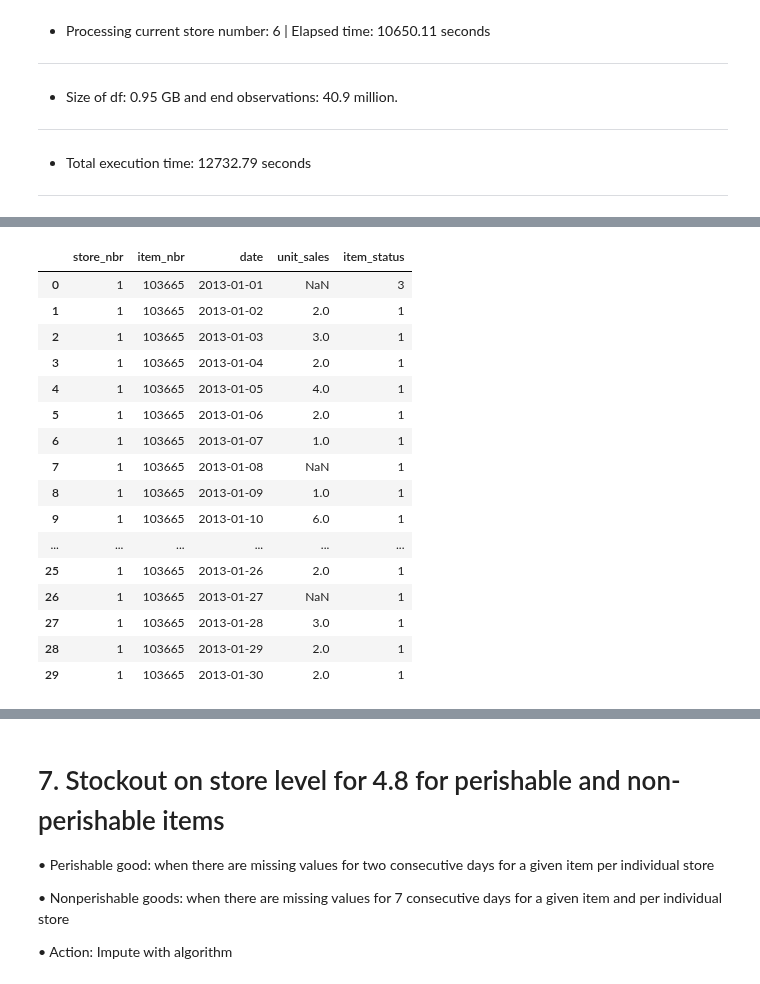
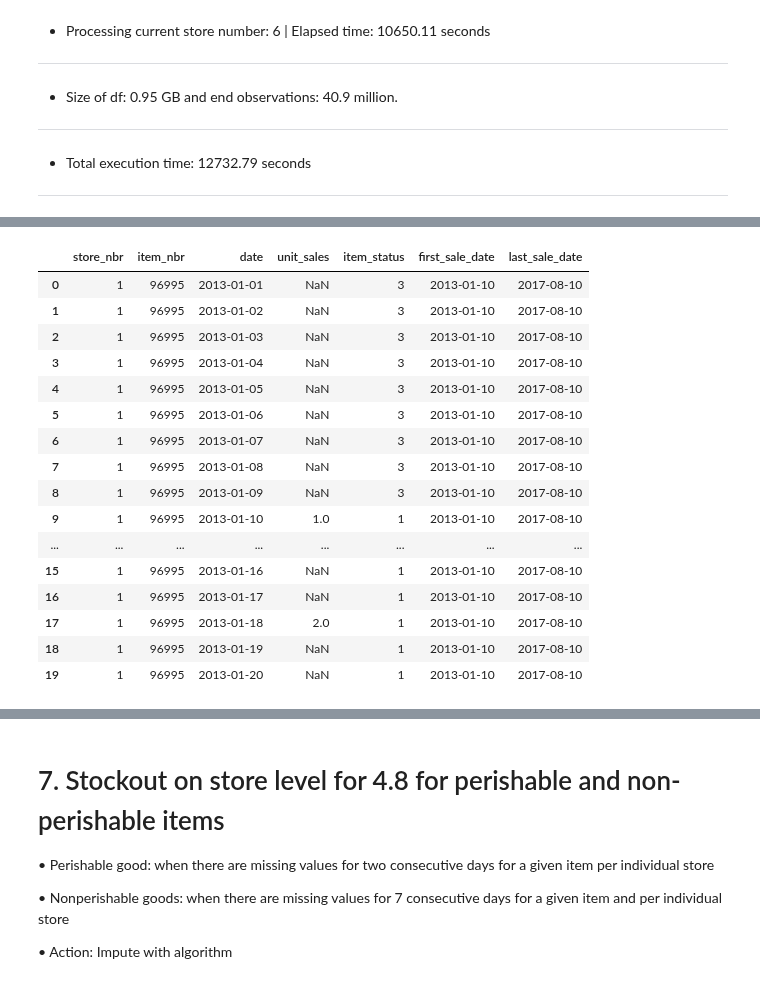
Before and after one commit to AFEngelage/Group4B, a Jupyter notebook: notebooks/2024 04 21 - Supermarket Loading first data - AFE.ipynb, the cells around one changed output, grey strips where cells are left out. Cells and saved outputs as stored; diff of their text form; code cells hidden in the pictures.

```diff
--- a/notebooks/2024 04 21 - Supermarket Loading first data - AFE.ipynb
+++ b/notebooks/2024 04 21 - Supermarket Loading first data - AFE.ipynb
@@ -1081,19 +987,14 @@ def merge_store_status(df):
 
     # Group by store and date, then sum sales
     df_grouped = (
-        df.groupby(["store_nbr", "date"])["unit_sales"]
-        .sum()  # --> sum or agg ?
-        .reset_index()
-    )
+        df.groupby(["store_nbr", "date"]).agg({"unit_sales": "sum"}).reset_index()
+    ).reset_index()
 
     # Sort by store and date
     df_grouped = df_grouped.sort_values(["store_nbr", "date"])
 
-    # Create a new column for store status, label al stores as 'open' by default
-    df_grouped["store_status"] = OPEN
-
-    # Change the data type of store_status column to int8 to save memory
-    df_grouped["store_status"] = df_grouped["store_status"].astype("int8")
+    # Create a new column for store status, label al stores as 'open' by default and make dtype in8
+    df_grouped["store_status"] = np.int8(OPEN)
 
     # Find the first and last day with sales for each store
     first_sale_date = (
@@ -1445,5 +1325,7 @@ def merge_item_status(df):
 # %%
 # very time consuming function! takes sometimes more then 2000 minutes per store
 
-df_sales = merge_item_status(df_sales)
+df_sales_1_2 = df_sales[df_sales["store_nbr"].isin([1, 2])]
+
+df_sales_1_2 = merge_item_status(df_sales_1_2)
 # %% [output]
@@ -1455,0 +1471,2 @@ Total execution time: 0.12 hours
+# %%
+df_sales = merge_item_status_polars(df_sales)
@@ -1456,20 +1499,20 @@ Total execution time: 0.12 hours
 # %%
-df_sales.head(30)
+df_sales.head(20)
 # %% [output]
-|  | store_nbr | item_nbr | date | unit_sales | item_status |
-| 0 | 1 | 103665 | 2013-01-01 | NaN | 3 |
-| 1 | 1 | 103665 | 2013-01-02 | 2.0 | 1 |
-| 2 | 1 | 103665 | 2013-01-03 | 3.0 | 1 |
-| 3 | 1 | 103665 | 2013-01-04 | 2.0 | 1 |
-| 4 | 1 | 103665 | 2013-01-05 | 4.0 | 1 |
-| 5 | 1 | 103665 | 2013-01-06 | 2.0 | 1 |
-| 6 | 1 | 103665 | 2013-01-07 | 1.0 | 1 |
-| 7 | 1 | 103665 | 2013-01-08 | NaN | 1 |
-| 8 | 1 | 103665 | 2013-01-09 | 1.0 | 1 |
-| 9 | 1 | 103665 | 2013-01-10 | 6.0 | 1 |
-| ... | ... | ... | ... | ... | ... |
-| 25 | 1 | 103665 | 2013-01-26 | 2.0 | 1 |
-| 26 | 1 | 103665 | 2013-01-27 | NaN | 1 |
-| 27 | 1 | 103665 | 2013-01-28 | 3.0 | 1 |
-| 28 | 1 | 103665 | 2013-01-29 | 2.0 | 1 |
-| 29 | 1 | 103665 | 2013-01-30 | 2.0 | 1 |
+|  | store_nbr | item_nbr | date | unit_sales | item_status | first_sale_date | last_sale_date |
+| 0 | 1 | 96995 | 2013-01-01 | NaN | 3 | 2013-01-10 | 2017-08-10 |
+| 1 | 1 | 96995 | 2013-01-02 | NaN | 3 | 2013-01-10 | 2017-08-10 |
+| 2 | 1 | 96995 | 2013-01-03 | NaN | 3 | 2013-01-10 | 2017-08-10 |
+| 3 | 1 | 96995 | 2013-01-04 | NaN | 3 | 2013-01-10 | 2017-08-10 |
+| 4 | 1 | 96995 | 2013-01-05 | NaN | 3 | 2013-01-10 | 2017-08-10 |
+| 5 | 1 | 96995 | 2013-01-06 | NaN | 3 | 2013-01-10 | 2017-08-10 |
+| 6 | 1 | 96995 | 2013-01-07 | NaN | 3 | 2013-01-10 | 2017-08-10 |
+| 7 | 1 | 96995 | 2013-01-08 | NaN | 3 | 2013-01-10 | 2017-08-10 |
+| 8 | 1 | 96995 | 2013-01-09 | NaN | 3 | 2013-01-10 | 2017-08-10 |
+| 9 | 1 | 96995 | 2013-01-10 | 1.0 | 1 | 2013-01-10 | 2017-08-10 |
+| ... | ... | ... | ... | ... | ... | ... | ... |
+| 15 | 1 | 96995 | 2013-01-16 | NaN | 1 | 2013-01-10 | 2017-08-10 |
+| 16 | 1 | 96995 | 2013-01-17 | NaN | 1 | 2013-01-10 | 2017-08-10 |
+| 17 | 1 | 96995 | 2013-01-18 | 2.0 | 1 | 2013-01-10 | 2017-08-10 |
+| 18 | 1 | 96995 | 2013-01-19 | NaN | 1 | 2013-01-10 | 2017-08-10 |
+| 19 | 1 | 96995 | 2013-01-20 | NaN | 1 | 2013-01-10 | 2017-08-10 |
```
Also changed, not shown: parts of 32 cells of this notebook, 1 other file.
